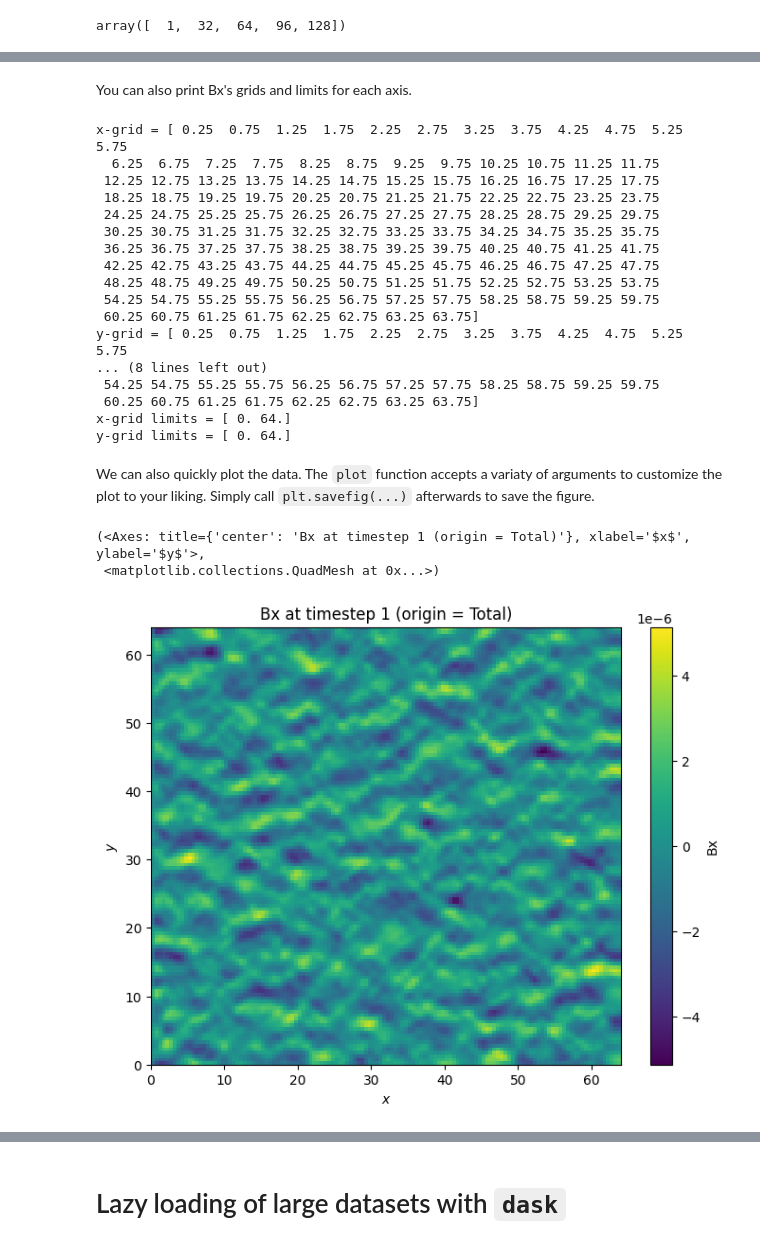
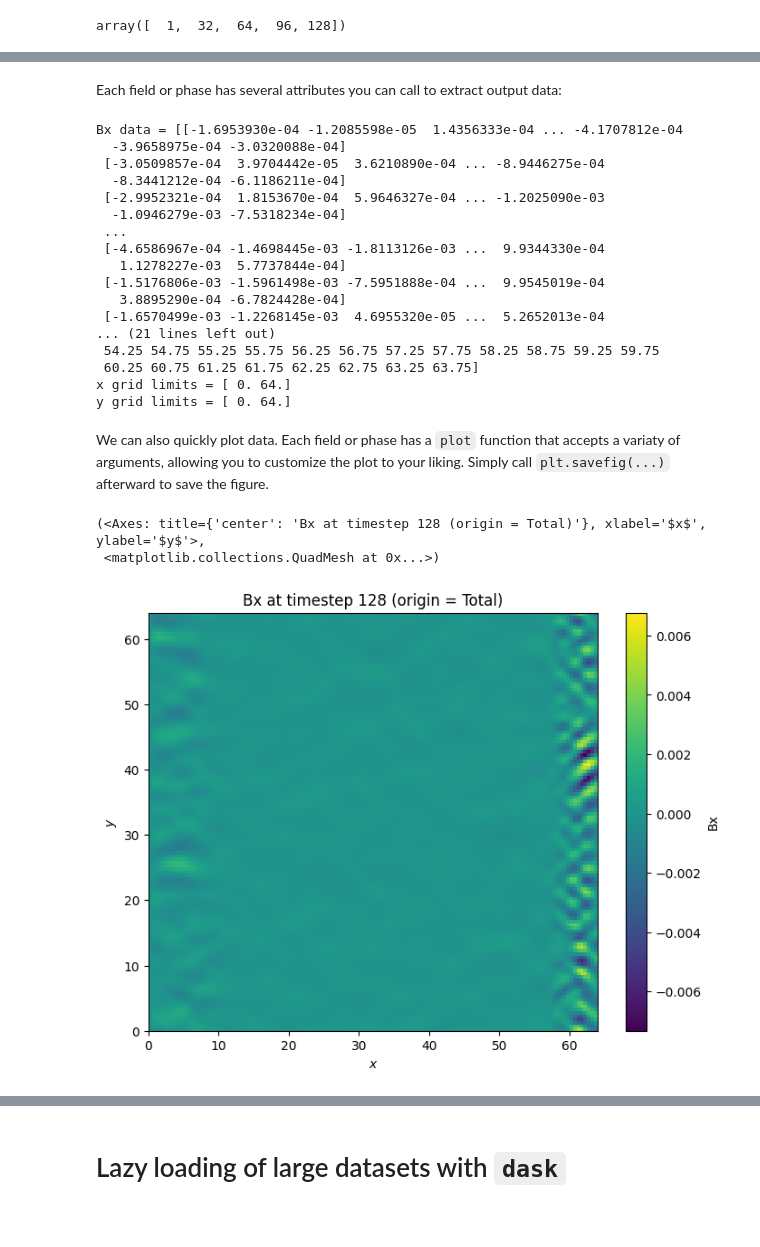
Before and after one commit to bwostler/dhybridrpy, a Jupyter notebook: examples/examples.ipynb, the cells around one changed output, grey strips where cells are left out. Saved outputs shown, nothing was run; the diff lists cells and outputs as text; code cells hidden in the pictures.

```diff
--- a/examples/examples.ipynb
+++ b/examples/examples.ipynb
@@ -57,0 +52,3 @@ As you can see, fields are specified into 3 types by their origin: "External", "
+# %%
+ts = 128
+dpy.timestep(ts)
@@ -58,4 +68,5 @@ As you can see, fields are specified into 3 types by their origin: "External", "
 # %%
-Bx = dpy.timestep(ts).fields.Bx(origin="Total").data
-print(f"Bx at every grid point = {Bx}")
+# The kwarg `origin = Total` is default, so you can equivalently call `Bx()`
+Bx = dpy.timestep(ts).fields.Bx(origin="Total")
+print(Bx)
 # %% [output]
@@ -75,34 +74,35 @@ Bx at every grid point = [[-1.2844946e-06 -5.9784924e-07  2.7186761e-08 ... -8.2
-# %% [markdown]
-You can also print Bx's grids and limits for each axis.
+# %% [markdown]
+Each field or phase has several attributes you can call to extract output data:
 # %%
-print(f"x-grid = {dpy.timestep(ts).fields.Bx().xdata}")
-print(f"y-grid = {dpy.timestep(ts).fields.Bx().ydata}")
-print(f"x-grid limits = {dpy.timestep(ts).fields.Bx().xlimdata}")
-print(f"y-grid limits = {dpy.timestep(ts).fields.Bx().ylimdata}")
+print(f"Bx data = {Bx.data}")
+print(f"x grid = {Bx.xdata}")
+print(f"y grid = {Bx.ydata}")
+print(f"x grid limits = {Bx.xlimdata}")
+print(f"y grid limits = {Bx.ylimdata}")
 # %% [output]
-x-grid = [ 0.25  0.75  1.25  1.75  2.25  2.75  3.25  3.75  4.25  4.75  5.25  5.75
-  6.25  6.75  7.25  7.75  8.25  8.75  9.25  9.75 10.25 10.75 11.25 11.75
- 12.25 12.75 13.25 13.75 14.25 14.75 15.25 15.75 16.25 16.75 17.25 17.75
- 18.25 18.75 19.25 19.75 20.25 20.75 21.25 21.75 22.25 22.75 23.25 23.75
- 24.25 24.75 25.25 25.75 26.25 26.75 27.25 27.75 28.25 28.75 29.25 29.75
- 30.25 30.75 31.25 31.75 32.25 32.75 33.25 33.75 34.25 34.75 35.25 35.75
- 36.25 36.75 37.25 37.75 38.25 38.75 39.25 39.75 40.25 40.75 41.25 41.75
- 42.25 42.75 43.25 43.75 44.25 44.75 45.25 45.75 46.25 46.75 47.25 47.75
- 48.25 48.75 49.25 49.75 50.25 50.75 51.25 51.75 52.25 52.75 53.25 53.75
+Bx data = [[-1.6953930e-04 -1.2085598e-05  1.4356333e-04 ... -4.1707812e-04
+  -3.9658975e-04 -3.0320088e-04]
+ [-3.0509857e-04  3.9704442e-05  3.6210890e-04 ... -8.9446275e-04
+  -8.3441212e-04 -6.1186211e-04]
+ [-2.9952321e-04  1.8153670e-04  5.9646327e-04 ... -1.2025090e-03
+  -1.0946279e-03 -7.5318234e-04]
+ ...
+ [-4.6586967e-04 -1.4698445e-03 -1.8113126e-03 ...  9.9344330e-04
+   1.1278227e-03  5.7737844e-04]
+ [-1.5176806e-03 -1.5961498e-03 -7.5951888e-04 ...  9.9545019e-04
+   3.8895290e-04 -6.7824428e-04]
+ [-1.6570499e-03 -1.2268145e-03  4.6955320e-05 ...  5.2652013e-04
+... (21 lines left out)
  54.25 54.75 55.25 55.75 56.25 56.75 57.25 57.75 58.25 58.75 59.25 59.75
  60.25 60.75 61.25 61.75 62.25 62.75 63.25 63.75]
-y-grid = [ 0.25  0.75  1.25  1.75  2.25  2.75  3.25  3.75  4.25  4.75  5.25  5.75
-... (8 lines left out)
- 54.25 54.75 55.25 55.75 56.25 56.75 57.25 57.75 58.25 58.75 59.25 59.75
- 60.25 60.75 61.25 61.75 62.25 62.75 63.25 63.75]
-x-grid limits = [ 0. 64.]
-y-grid limits = [ 0. 64.]
+x grid limits = [ 0. 64.]
+y grid limits = [ 0. 64.]
 # %% [markdown]
-We can also quickly plot the data. The `plot` function accepts a variaty of arguments to customize the plot to your liking. Simply call `plt.savefig(...)` afterwards to save the figure.
+We can also quickly plot data. Each field or phase has a `plot` function that accepts a variaty of arguments, allowing you to customize the plot to your liking. Simply call `plt.savefig(...)` afterward to save the figure.
 # %%
 import matplotlib.pyplot as plt
-dpy.timestep(ts).fields.Bx().plot()
+Bx.plot()
 # %% [output]
-(<Axes: title={'center': 'Bx at timestep 1 (origin = Total)'}, xlabel='$x$', ylabel='$y$'>,
+(<Axes: title={'center': 'Bx at timestep 128 (origin = Total)'}, xlabel='$x$', ylabel='$y$'>,
  <matplotlib.collections.QuadMesh at 0x...>)
-[figure, old version]
+[figure, new version]
```
Also changed, not shown: parts of 33 cells of this notebook, 1 other file.
